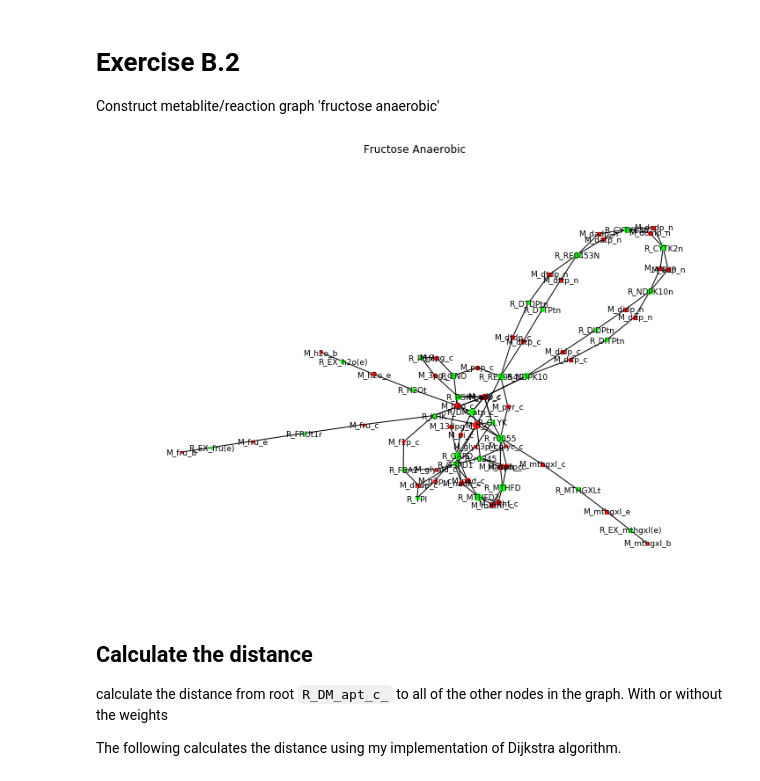
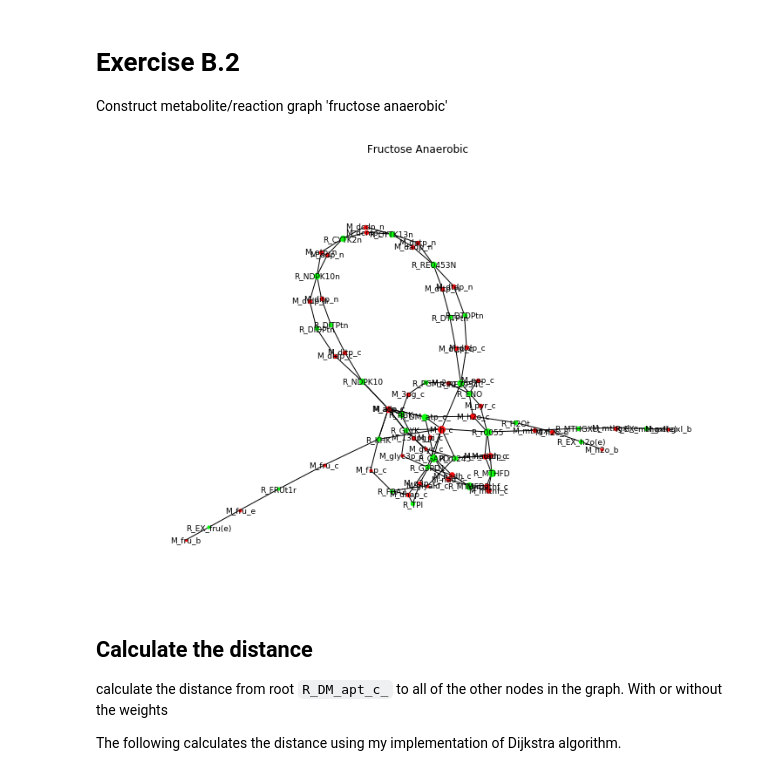
Before and after one commit to joeyxing/EinSysBio, a Jupyter notebook: Module3/PartB/Exercise_B2B3.ipynb, the cells around one changed output. Cells and saved outputs as stored; diff of their text form; code cells hidden in the pictures.

```diff
--- a/Module3/PartB/Exercise_B2B3.ipynb
+++ b/Module3/PartB/Exercise_B2B3.ipynb
@@ -8,13 +8,13 @@ import matplotlib
 # %% [markdown]
 # Exercise B.2
 
-Construct metablite/reaction graph 'fructose anaerobic'
+Construct metabolite/reaction graph 'fructose anaerobic'
 # %%
-txt = "fructoseanaerobicfluxgraph.txt"
+txt = "EX_fru(e)False.txt"
 nl, el = read_MR_txt(path=txt)
 G = draw_MR_Graph(nl, el)
 # %% [output]
-[figure, old version]
+[figure, new version]
 # %% [markdown]
 ## Calculate the distance
 
```
Also changed, not shown: parts of 2 cells of this notebook, 1 other file.
